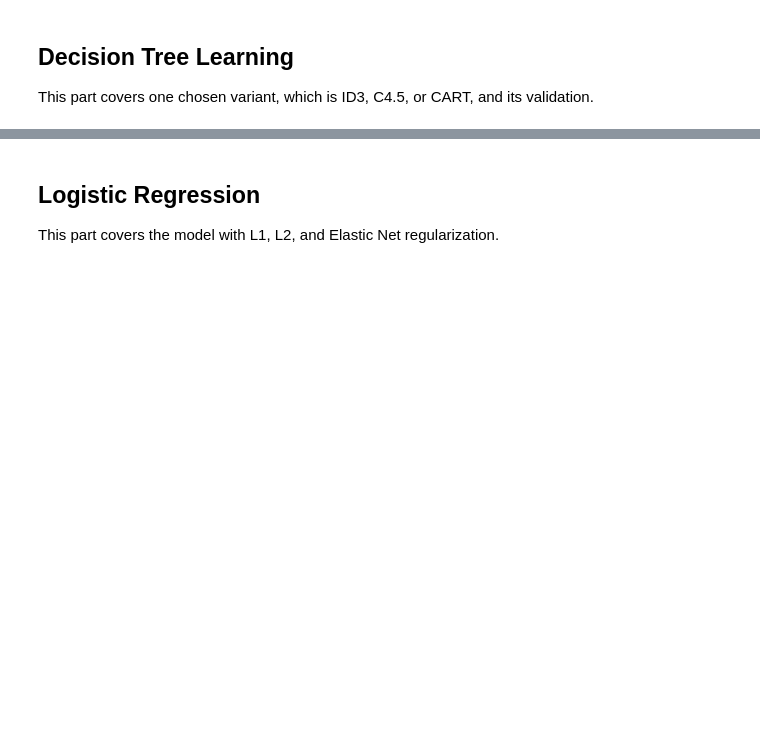
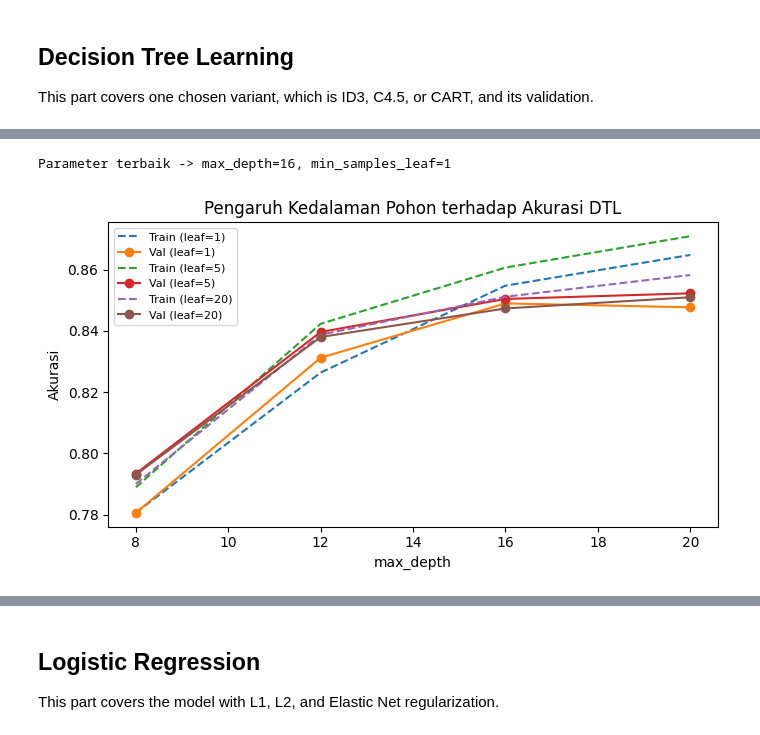
Before and after one commit to pidipam/IF3170_G07_superbubur, a Jupyter notebook: notebook.ipynb, the cells around one changed output, grey strips where cells are left out. Cells and saved outputs as stored; diff of their text form; code cells hidden in the pictures; blank space fills up the shorter version.

```diff
--- a/notebook.ipynb
+++ b/notebook.ipynb
@@ -759,4 +1096,80 @@ This part covers the nearest neighbor classifier and its validation.
 
 This part covers one chosen variant, which is ID3, C4.5, or CART, and its validation.
 # %%
-# Write your code here
+# C4.5: gain ratio, split numerik biner, kategorikal multiway, null -> cabang default
+def hitung_akurasi_f1(y_true, y_pred):
+    y_true = np.asarray(y_true)
+    y_pred = np.asarray(y_pred)
+
+    tp = np.sum((y_true == 1) & (y_pred == 1))
+    fp = np.sum((y_true == 0) & (y_pred == 1))
+    fn = np.sum((y_true == 1) & (y_pred == 0))
+
+    akurasi = float(np.mean(y_true == y_pred))
+    denom = 2 * tp + fp + fn
+    f1 = float(2 * tp / denom) if denom > 0 else 0.0
+    return akurasi, f1
+
+print(f"Shape data train: {X_train.shape}, val: {X_val.shape}")
+
+# Eksperimen kombinasi max_depth dan min_samples_leaf
+depth_list = [8, 12, 16, 20]
+leaf_list = [1, 5, 20]
+
+hasil_tuning = []
+kumpulan_model = {}
+
+for d in depth_list:
+    for leaf in leaf_list:
+        mulai = time.perf_counter()
+        model = DecisionTree(
+            max_depth=d,
+            min_samples_split=10,
+            min_samples_leaf=leaf,
+            categorical_idx=[],
+            max_thresholds=32
+        )
+        model.fit(X_train, y_train)
+        durasi_fit = time.perf_counter() - mulai
+
+        train_acc, _ = hitung_akurasi_f1(y_train, model.predict(X_train))
+        val_acc, val_f1 = hitung_akurasi_f1(y_val, model.predict(X_val))
+
+        hasil_tuning.append({
+            "max_depth": d,
+            "min_samples_leaf": leaf,
+            "train_acc": train_acc,
+            "val_acc": val_acc,
+            "val_f1": val_f1,
+            "fit_time_s": durasi_fit
+        })
+        kumpulan_model[(d, leaf)] = model
+
+df_tuning = pd.DataFrame(hasil_tuning).sort_values("val_f1", ascending=False).reset_index(drop=True)
+df_tuning.index = df_tuning.index + 1
+df_tuning.index.name = "Rank"
+display(df_tuning.round(4))
+
+best_params = df_tuning.iloc[0]
+best_depth = int(best_params["max_depth"])
+best_leaf = int(best_params["min_samples_leaf"])
+
+dtl_model = kumpulan_model[(best_depth, best_leaf)]
+dtl_models = {"DTL C4.5 (scratch)": dtl_model}
+print(f"Parameter terbaik -> max_depth={best_depth}, min_samples_leaf={best_leaf}")
+
+# Plot kurva perbandingan train vs val accuracy
+fig, ax = plt.subplots(figsize=(7, 4))
+for leaf in leaf_list:
+    subset = df_tuning[df_tuning["min_samples_leaf"] == leaf].sort_values("max_depth")
+    ax.plot(subset["max_depth"], subset["train_acc"], "--", label=f"Train (leaf={leaf})")
+    ax.plot(subset["max_depth"], subset["val_acc"], "-o", label=f"Val (leaf={leaf})")
+
+ax.set_xlabel("max_depth")
+ax.set_ylabel("Akurasi")
+ax.set_title("Pengaruh Kedalaman Pohon terhadap Akurasi DTL")
+ax.legend(fontsize=8)
+fig.tight_layout()
+fig.savefig(CFG.OUTPUT_DIR / "dtl_tuning.png", dpi=150)
+plt.show()
+# %% [output]
@@ -762,0 +1191,2 @@ This part covers one chosen variant, which is ID3, C4.5, or CART, and its valida
+Parameter terbaik -> max_depth=16, min_samples_leaf=1
+[figure, added]
```
Also changed, not shown: parts of 35 cells of this notebook.
